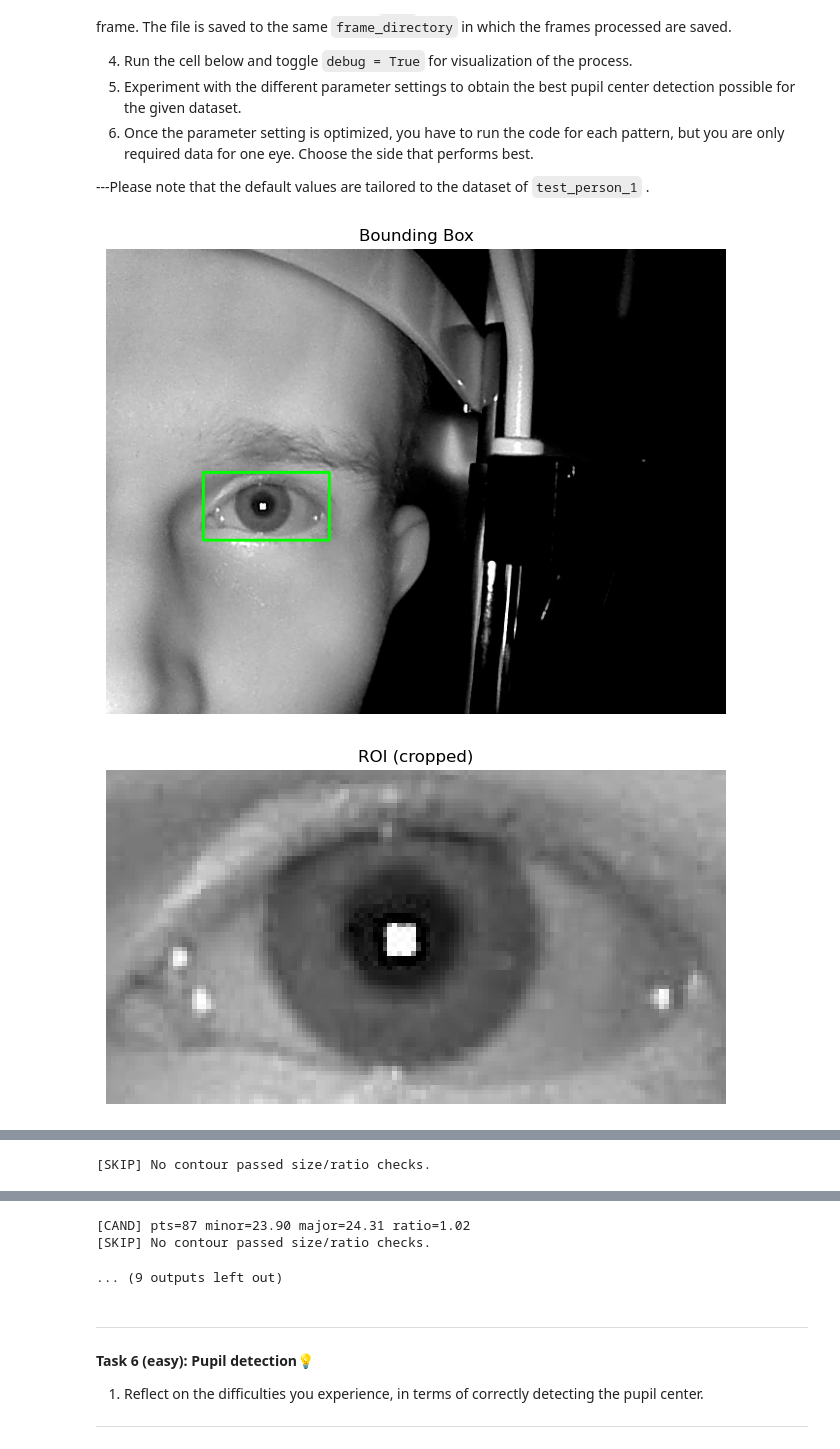
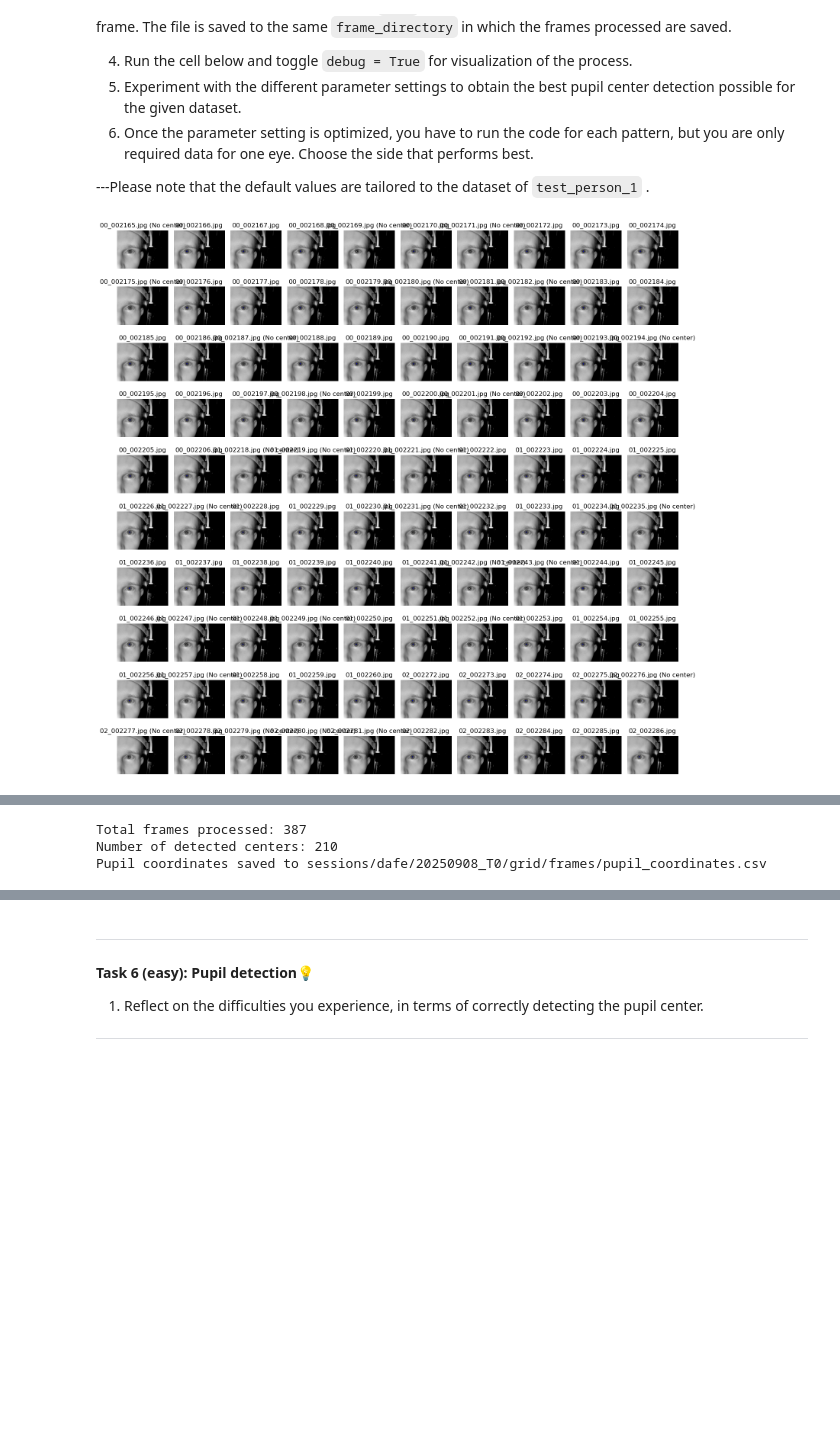
Before and after one commit to davidfeldner/iml-assignment-1, a Jupyter notebook: 01-data-preprocessing.ipynb, the cells around one changed output, grey strips where cells are left out. Drawn from its saved outputs; the diff is of its cells as text; code cells hidden in the pictures; blank space fills up the shorter version.

```diff
--- a/01-data-preprocessing.ipynb
+++ b/01-data-preprocessing.ipynb
@@ -350,37 +350,36 @@ def process_frames(output_directory, frames_folder, threshold_value, debug, x_to
         else:
             centers.append(None)  # Ensure centers list is the same length as images
             invalid_images.append((image_file, img))  # Store invalid images
         counter += 0
 
     # Create a pandas DataFrame
     df = iml_util.pd.DataFrame(data)
     df.to_csv(iml_util.os.path.join(output_directory, "pupil_coordinates.csv"), index=False)
 
     # Generate a 10x10 grid of images with pupil centers drawn
     iml_util.create_image_grid(eye_images, centers, output_directory, grid_name='pupil_centers_grid')
 
     # the following line displays the first 100 images. Uncomment to display images 0 to 100. Change the interval to show desired images.
     #iml_util.create_image_grid(eye_images[0:100], centers, output_directory, grid_name='pupil_centers_grid')
 
     if debug:
         # DEBUG: Generate the grid of images where centers were not found, limited to 10x10
         iml_util.create_image_grid(invalid_images, [None]*len(invalid_images), output_directory,grid_name='invalid_pupil_centers_grid', max_images=100)
 
     # Print results
     print(f"Total frames processed: {len(eye_images)}")
     print(f"Number of detected centers: {len([c for c in centers if c is not None])}")
     print(f"Pupil coordinates saved to {iml_util.os.path.join(output_directory, 'pupil_coordinates.csv')}")
 
 # Experiment with parameter values
-threshold_value = 50
-x_top = 250
-y_top = 175
-x_bottom = 375
-y_bottom = 275
+threshold_value = 47
+x_top = 100
+y_top = 230
+x_bottom = 230
+y_bottom = 300
 debug = False  # Set to True to see the debugging steps
 
 
 process_frames(frames_directory,frames_directory, threshold_value, debug, x_top, y_top, x_bottom, y_bottom)
 # %% [output]
-[figure, old version]
+[figure, new version]
-[figure, removed]
@@ -390 +386,3 @@ process_frames(frames_directory,frames_directory, threshold_value, debug, x_top,
-[SKIP] No contour passed size/ratio checks.
+Total frames processed: 387
+Number of detected centers: 210
+Pupil coordinates saved to sessions/dafe/20250908_T0/grid/frames/pupil_coordinates.csv
@@ -396,6 +389,3 @@ process_frames(frames_directory,frames_directory, threshold_value, debug, x_top,
-[CAND] pts=87 minor=23.90 major=24.31 ratio=1.02
-[SKIP] No contour passed size/ratio checks.
-... (9 outputs left out)
 # %% [markdown]
 
 ---
```
Also changed, not shown: parts of 5 cells of this notebook.
